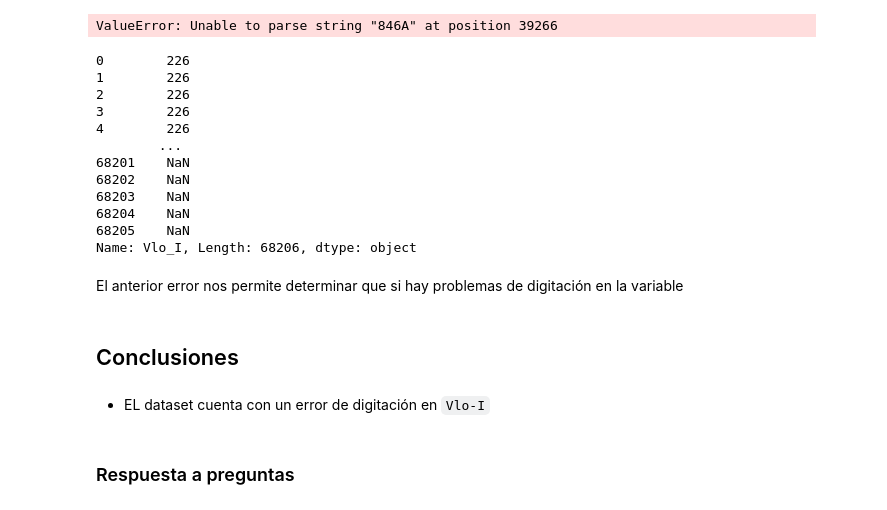
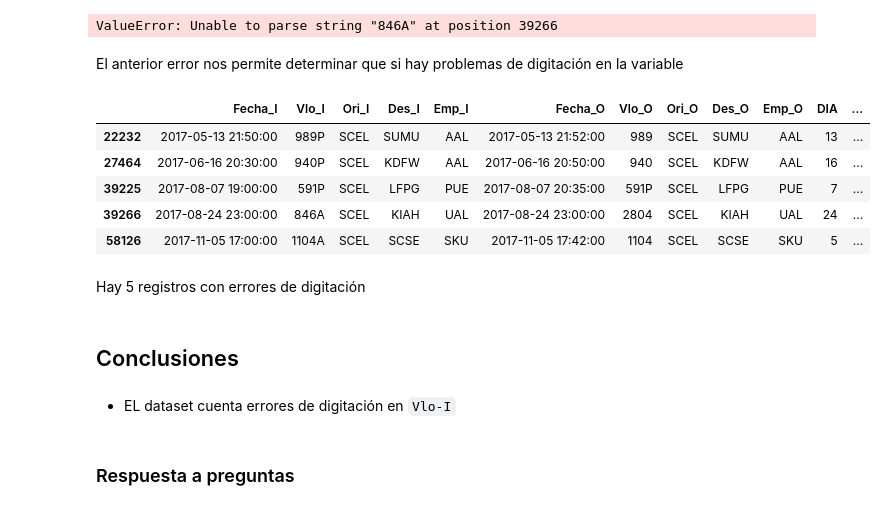
Before and after one commit to urcuqui/Data-Science, a Jupyter notebook: Challenges/lat/solution.ipynb, the cells around one changed output. Saved outputs shown, nothing was run; the diff lists cells and outputs as text; code cells hidden in the pictures.

```diff
--- a/Challenges/lat/solution.ipynb
+++ b/Challenges/lat/solution.ipynb
@@ -126,27 +126,23 @@ ValueError: Unable to parse string "989P" at position 22232
 pd.to_numeric(df.Vlo_I.str.replace("P",""))
 # %% [output]
 ValueError: Unable to parse string "846A" at position 39266
-# %%
-df.Vlo_I.str.replace("P","")
-# %% [output]
-0        226
-1        226
-2        226
-3        226
-4        226
-        ...
-68201    NaN
-68202    NaN
-68203    NaN
-68204    NaN
-68205    NaN
-Name: Vlo_I, Length: 68206, dtype: object
 # %% [markdown]
 El anterior error nos permite determinar que si hay problemas de digitación en la variable
+# %%
+df[df.Vlo_I.isin(["989P","846A", "940P", "591P", "1104A"])]
+# %% [output]
+|  | Fecha_I | Vlo_I | Ori_I | Des_I | Emp_I | Fecha_O | Vlo_O | Ori_O | Des_O | Emp_O | DIA | ... |
+| 22232 | 2017-05-13 21:50:00 | 989P | SCEL | SUMU | AAL | 2017-05-13 21:52:00 | 989 | SCEL | SUMU | AAL | 13 | ... |
+| 27464 | 2017-06-16 20:30:00 | 940P | SCEL | KDFW | AAL | 2017-06-16 20:50:00 | 940 | SCEL | KDFW | AAL | 16 | ... |
+| 39225 | 2017-08-07 19:00:00 | 591P | SCEL | LFPG | PUE | 2017-08-07 20:35:00 | 591P | SCEL | LFPG | PUE | 7 | ... |
+| 39266 | 2017-08-24 23:00:00 | 846A | SCEL | KIAH | UAL | 2017-08-24 23:00:00 | 2804 | SCEL | KIAH | UAL | 24 | ... |
+| 58126 | 2017-11-05 17:00:00 | 1104A | SCEL | SCSE | SKU | 2017-11-05 17:42:00 | 1104 | SCEL | SCSE | SKU | 5 | ... |
+# %% [markdown]
+Hay 5 registros con errores de digitación
 # %% [markdown]
 ## Conclusiones
 # %% [markdown]
-+ EL dataset cuenta con un error de digitación en `Vlo-I`
++ EL dataset cuenta errores de digitación en `Vlo-I`
 # %% [markdown]
 ### Respuesta a preguntas
 # %% [markdown]
```
Also changed, not shown: parts of 13 cells of this notebook.
